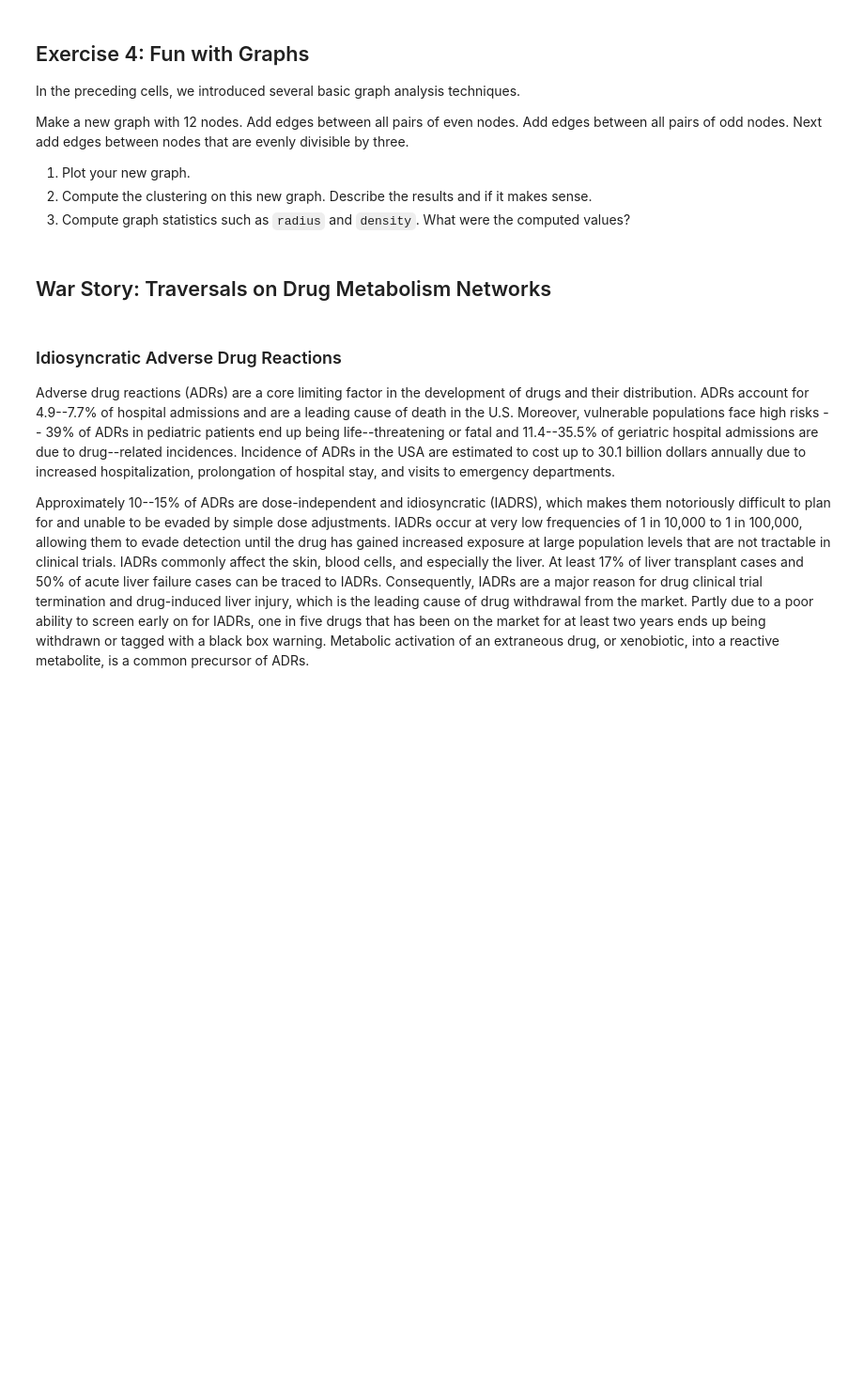
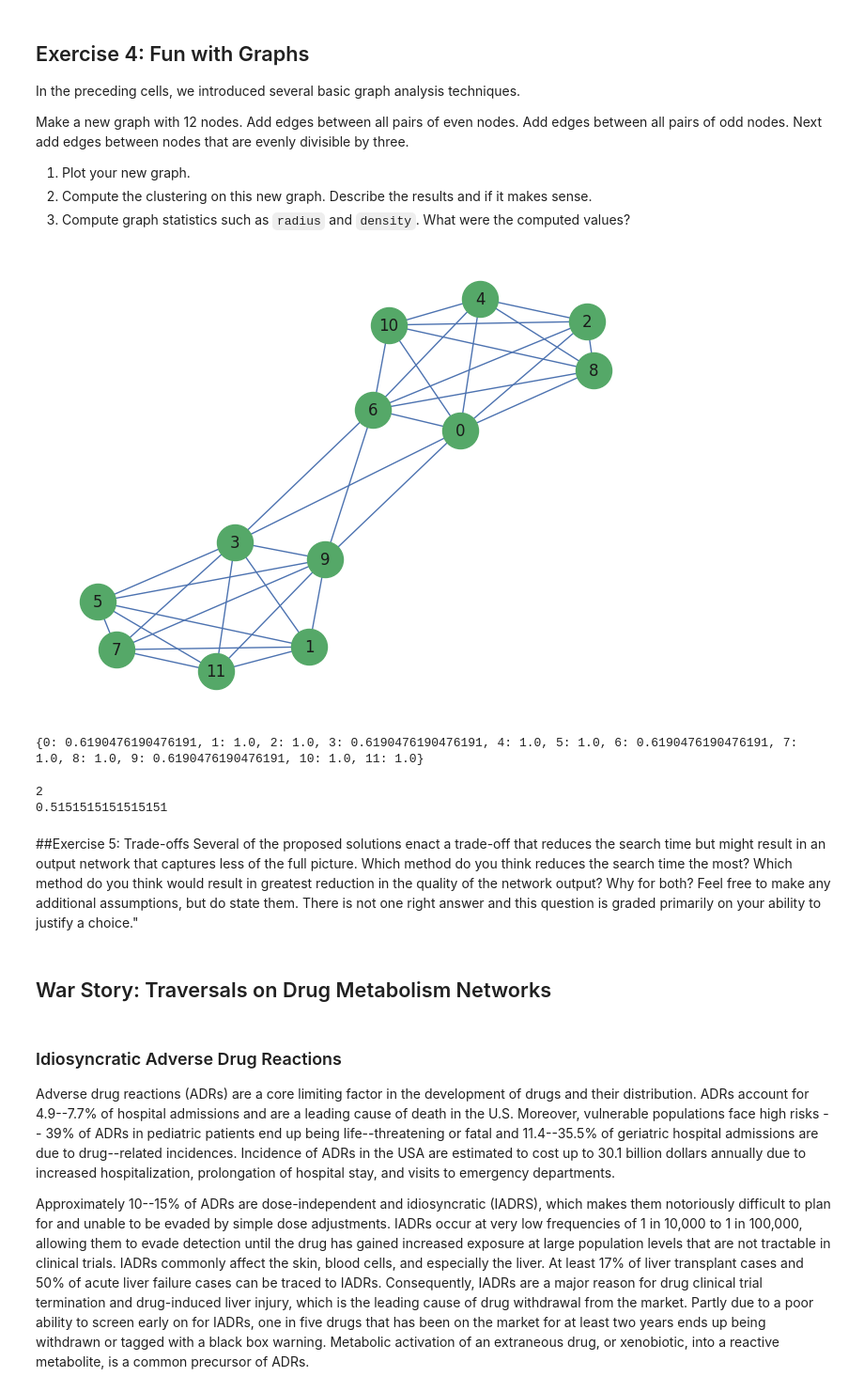
Before and after one commit to leonardwei2023/chem_274B, a Jupyter notebook: colab_lab2.ipynb, the cells around one changed output. Shown at 94% size. Saved outputs shown, nothing was run; the diff lists cells and outputs as text; code cells hidden in the pictures; blank space fills up the shorter version.

```diff
--- a/colab_lab2.ipynb
+++ b/colab_lab2.ipynb
@@ -1201,6 +1223,56 @@ Make a new graph with 12 nodes. Add edges between all pairs of even nodes. Add e
 1. Plot your new graph.
 2. Compute the clustering on this new graph. Describe the results and if it makes sense.
 3. Compute graph statistics such as `radius` and `density`. What were the computed values?
+# %%
+def fun_graph():
+    n = 12
+    g = nx.Graph()
+    g.add_nodes_from(range(n))
+
+    # Add edges b/t all even nodes
+    even_edges = []
+    for i in range(0, n, 2):
+        for j in range(i+2, n, 2):
+            even_edges.append((i, j))
+            # even_edges.append((j, i))
+    g.add_edges_from(even_edges)
+
+    # Add edges b/t all odd nodes
+    odd_edges = []
+    for i in range(1, n, 2):
+        for j in range(i+2, n, 2):
+            odd_edges.append((i, j))
+            # odd_edges.append((j, i))
+    g.add_edges_from(odd_edges)
+
+    # Add edges b/t nodes n/3
+    div_3_edges = []
+    for i in range(0, n, 3):
+        for j in range(i+3, n, 3):
+            div_3_edges.append((i, j))
+            # div_3_edges.append((j, i))
+    g.add_edges_from(div_3_edges)
+
+    return g
+# %%
+fun = fun_graph()
+nx.draw(fun, with_labels=True, node_color='g', node_size=750, edge_color='b')
+plt.show()
+# %% [output]
+[figure, added]
+# %%
+print(nx.clustering(fun))
+# %% [output]
+{0: 0.6190476190476191, 1: 1.0, 2: 1.0, 3: 0.6190476190476191, 4: 1.0, 5: 1.0, 6: 0.6190476190476191, 7: 1.0, 8: 1.0, 9: 0.6190476190476191, 10: 1.0, 11: 1.0}
+# %%
+print(nx.radius(fun))
+print(nx.density(fun))
+# %% [output]
+2
+0.5151515151515151
+# %% [markdown]
+##Exercise 5: Trade-offs
+Several of the proposed solutions enact a trade-off that reduces the search time but might result in an output network that captures less of the full picture. Which method do you think reduces the search time the most? Which method do you think would result in greatest reduction in the quality of the network output? Why for both? Feel free to make any additional assumptions, but do state them. There is not one right answer and this question is graded primarily on your ability to justify a choice."
 # %% [markdown]
 ## War Story: Traversals on Drug Metabolism Networks
 # %% [markdown]
```
Also changed, not shown: parts of 4 cells of this notebook.
